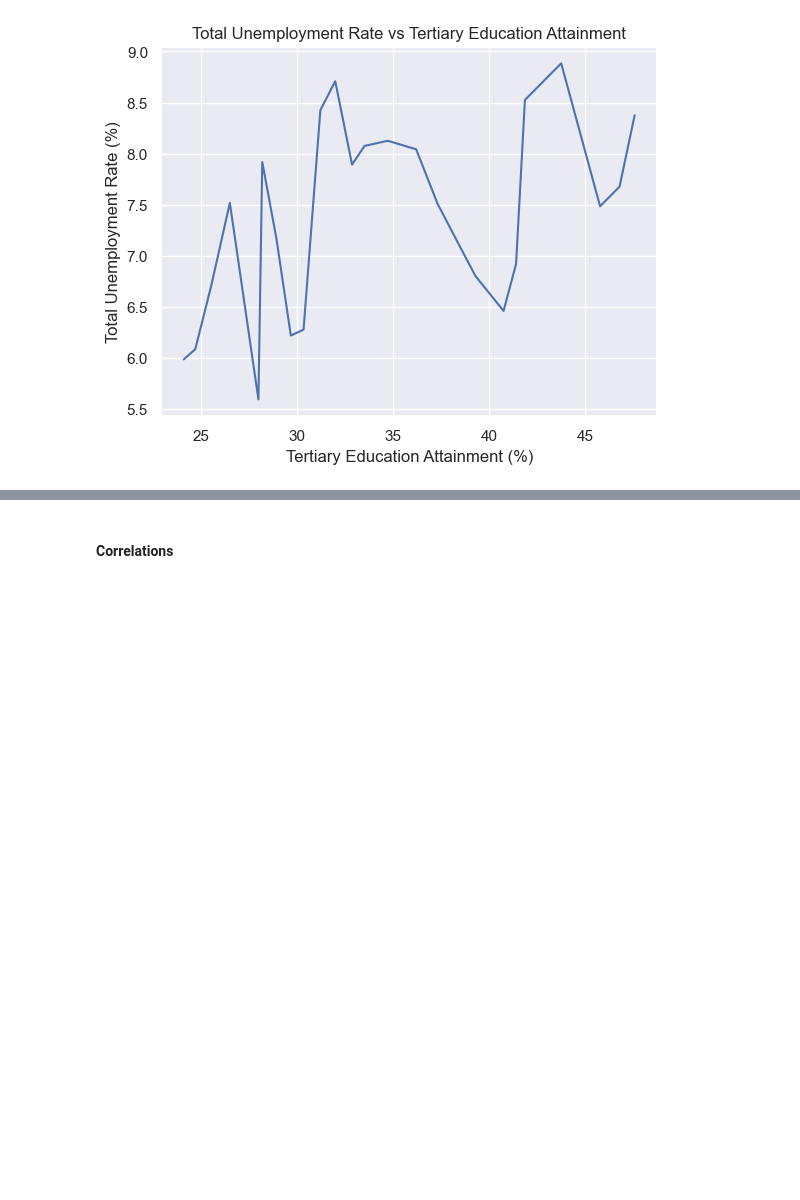
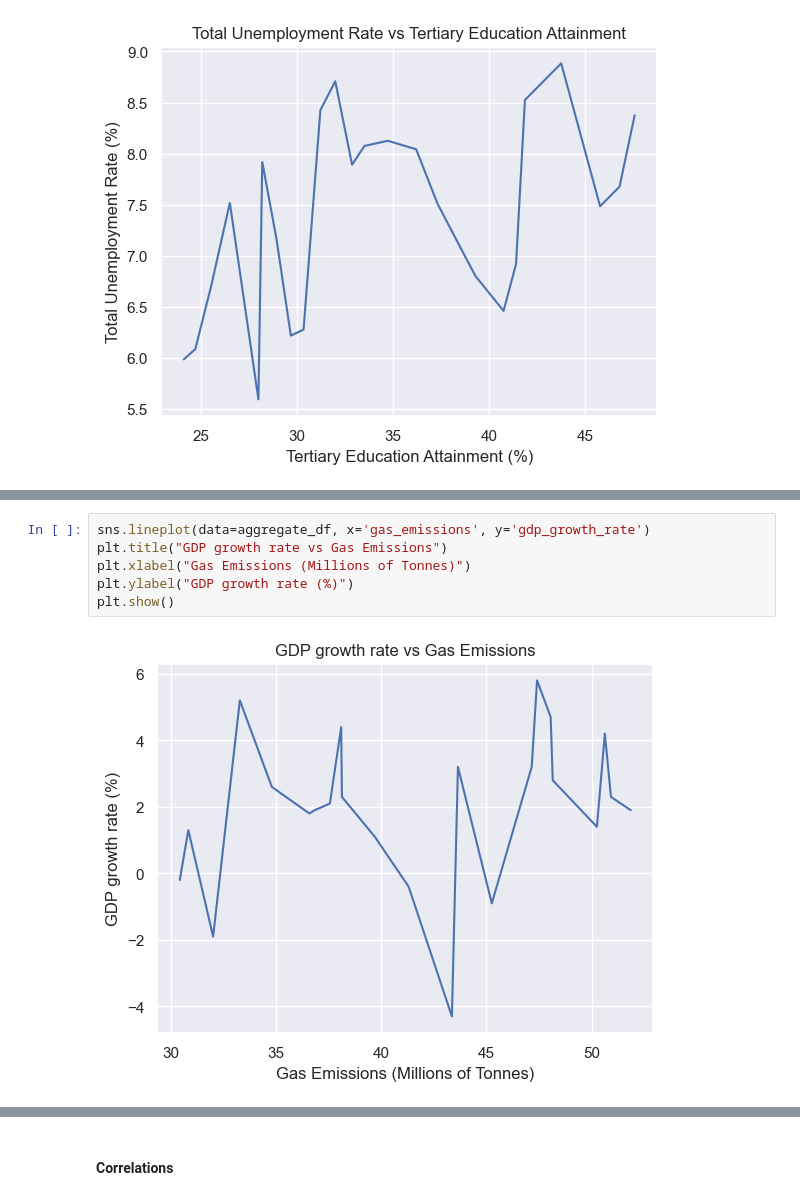
Before and after one commit to Grena30/Exploratory-Data-Analysis, a Jupyter notebook: EDA/analysis.ipynb, the cells around one changed output, grey strips where cells are left out. Saved outputs shown, nothing was run; the diff lists cells and outputs as text; blank space fills up the shorter version.

```diff
--- a/EDA/analysis.ipynb
+++ b/EDA/analysis.ipynb
@@ -365,0 +378,8 @@ plt.show()
+# %%
+sns.lineplot(data=aggregate_df, x='gas_emissions', y='gdp_growth_rate')
+plt.title("GDP growth rate vs Gas Emissions")
+plt.xlabel("Gas Emissions (Millions of Tonnes)")
+plt.ylabel("GDP growth rate (%)")
+plt.show()
+# %% [output]
+[figure, added]
```
Also changed, not shown: parts of 3 cells of this notebook, 1 other file.
